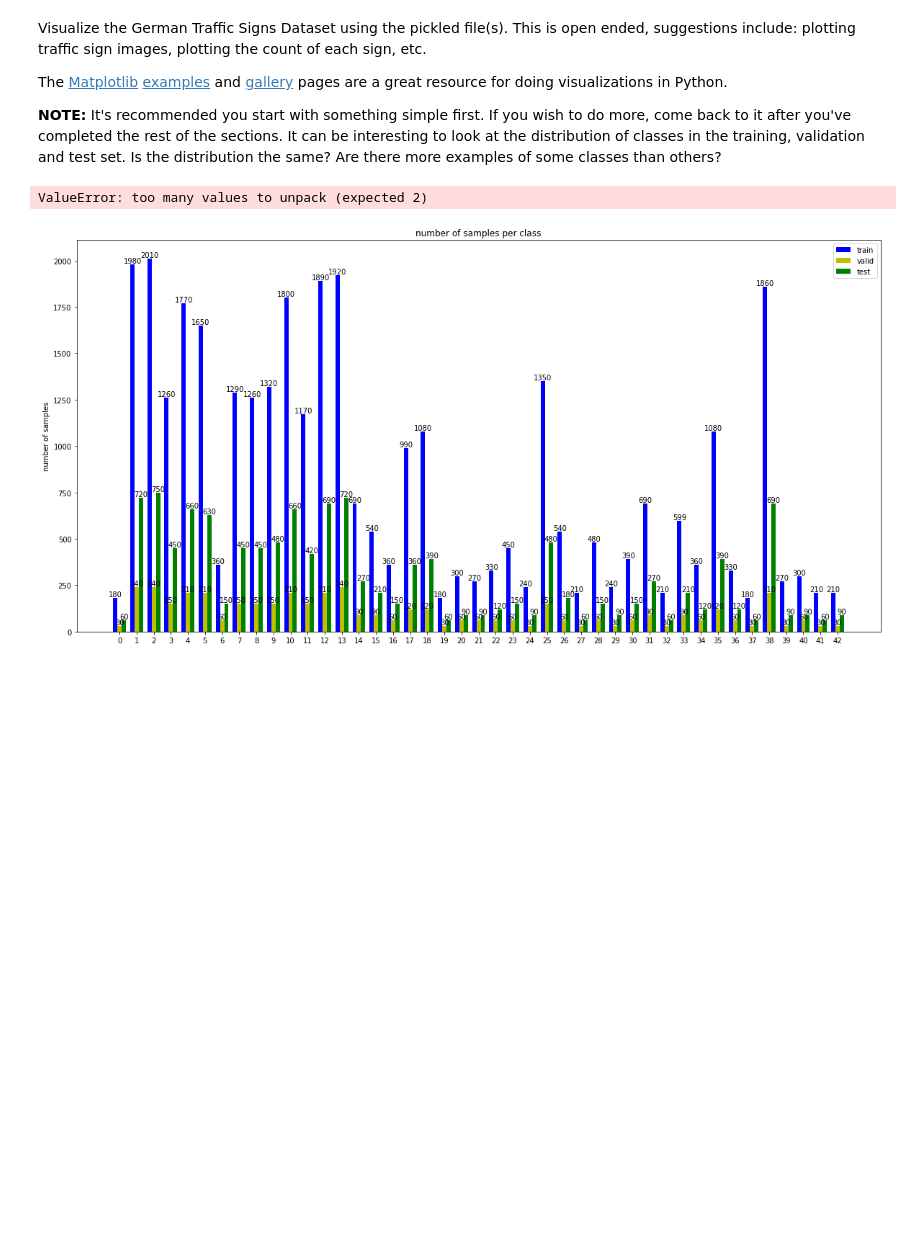
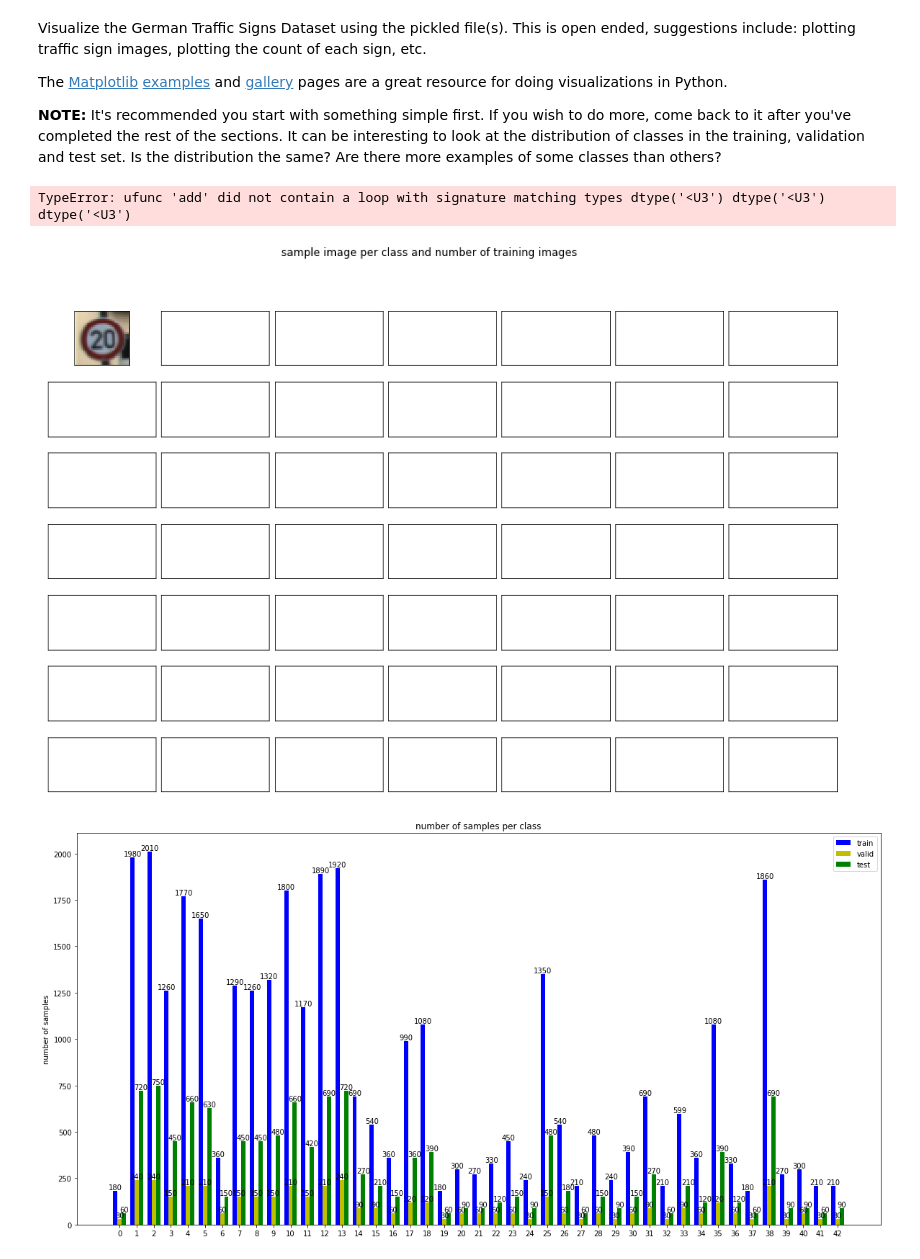
Before and after one commit to mastah43/udacity-carnd-p2, a Jupyter notebook: Traffic_Sign_Classifier.ipynb, the cells around one changed output. Drawn from its saved outputs; the diff is of its cells as text; code cells hidden in the pictures; blank space fills up the shorter version.

Commit message:
completed data set visualization

```diff
--- a/Traffic_Sign_Classifier.ipynb
+++ b/Traffic_Sign_Classifier.ipynb
@@ -106,36 +106,38 @@ import math
 
 ### plot a grid with sample image per class
 def plot_sample_per_class():
 
     train_counts = np.bincount(y_train)
 
     samples = []
     for label in labels:
-        for x, y in X_train, y_train:
+        for x, y in zip(X_train, y_train):
             if y == label:
                 samples.append([x,y])
                 break
 
     #samples = zip(X_train[:n_classes], y_train[:n_classes])
 
     grid_cols = 7
     grid_rows = math.ceil(n_classes/grid_cols)
     fig, axes = plt.subplots(grid_rows, grid_cols, figsize=(16, 10),
                              subplot_kw={'xticks': [], 'yticks': []})
 
     fig.suptitle('sample image per class and number of training images')
     fig.subplots_adjust(hspace=0.3, wspace=0.05)
 
     for ax, sample in zip(axes.flat, samples):
         ax.imshow(sample[0])
-        ax.set_title(sample[1] + ": " + train_counts[sample[1]])
+        #ax.set_title("" + sample[1] + ": " + train_counts[sample[1]])
+        ax.set_title(sample[1])
 
     plt.show()
 
 
 plot_sample_per_class()
 # %% [output]
-ValueError: too many values to unpack (expected 2)
+TypeError: ufunc 'add' did not contain a loop with signature matching types dtype('<U3') dtype('<U3') dtype('<U3')
+[figure, added]
 # %%
 ### plot bar chart with number of train, test, validation samples per class
 def plot_class_numbers():
```
